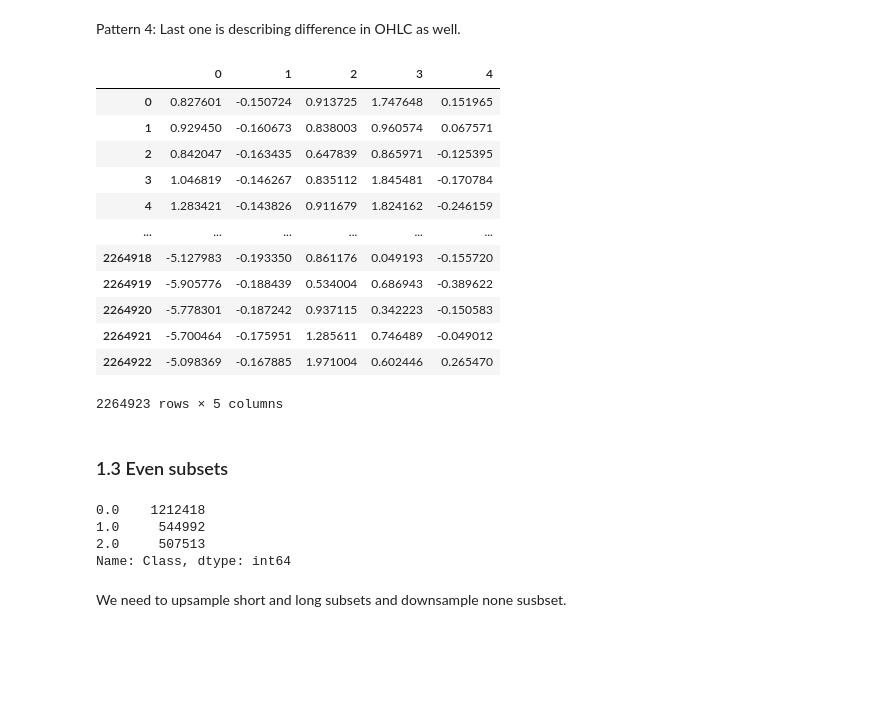
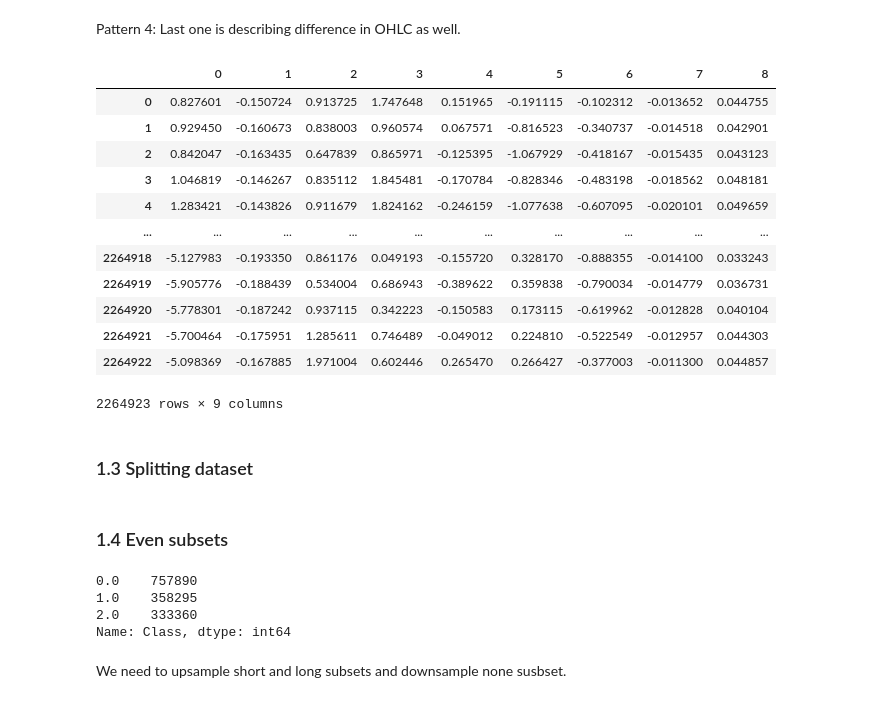
Before and after one commit to velblu/ML-datasets, a Jupyter notebook: jpx_prediction.ipynb, the cells around one changed output. Cells and saved outputs as stored; diff of their text form; code cells hidden in the pictures; blank space fills up the shorter version.

```diff
--- a/jpx_prediction.ipynb
+++ b/jpx_prediction.ipynb
@@ -1830,7 +1828,7 @@ ed_series = test_data.pop(item='ExpectedDividendInfo')
 # %%
 # write down column names
-test_data_cols = test_data.columns
-test_data_cols
+data_cols = data.columns
+data_cols
 # %% [output]
 Index(['AdjustmentFactor', 'Open_SMA10', 'High_SMA10', 'Low_SMA10',
        'Close_SMA10', 'Open_SMA30', 'High_SMA30', 'Low_SMA30', 'Close_SMA30',
@@ -1848,8 +1846,8 @@ Index(['AdjustmentFactor', 'Open_SMA10', 'High_SMA10', 'Low_SMA10',
 # %%
 # scaling
 test_transformer = StandardScaler()
-test_data = test_transformer.fit_transform(X=test_data)
-test_data
+data = test_transformer.fit_transform(X=data)
+data
 # %% [output]
 array([[-0.00758225,  0.37233283,  0.19534678, ..., -0.02561132,
         -0.71648735, -0.0701454 ],
@@ -1866,10 +1864,10 @@ array([[-0.00758225,  0.37233283,  0.19534678, ..., -0.02561132,
         -0.01232041, -0.0701454 ]])
 # %%
 # but I have to cast it on DataFrame .. and column names are gone :/
-test_data = pd.DataFrame(test_data, columns=test_data_cols)
-test_data = test_data.join(sf_series)
-test_data = test_data.join(ed_series)
-test_data.head()
+data = pd.DataFrame(data, columns=data_cols)
+data = data.join(sf_series)
+data = data.join(ed_series)
+data.head()
 # I think I will build my own scaler ..
 # %% [output]
 |  | AdjustmentFactor | Open_SMA10 | High_SMA10 | Low_SMA10 | Close_SMA10 | Open_SMA30 | High_SMA30 | Low_SMA30 | ... |
@@ -1885,7 +1883,7 @@ Performing PCA to compute principal components and change basis of data.
 # %%
 # PCA
 pca = PCA(n_components=None )
-pca.fit(test_data)
+pca.fit(data)
 
 # Variance ratio..
 pca.explained_variance_ratio_
@@ -1972,20 +1970,22 @@ plt.bar(test_data.columns, pca.components_[4, :], label='Pattern 4', alpha=0.5)
 Pattern 4: Last one is describing difference in OHLC as well.
 # %%
 # I will take first five patterns into cosideration
-test_data = pca.transform(test_data)[:, :5]
-pd.DataFrame(test_data)
+data = pca.transform(data)[:, :9]
+pd.DataFrame(data)
 # i will create a wrapper for PCA
 # %% [output]
-|  | 0 | 1 | 2 | 3 | 4 |
-| 0 | 0.827601 | -0.150724 | 0.913725 | 1.747648 | 0.151965 |
-| 1 | 0.929450 | -0.160673 | 0.838003 | 0.960574 | 0.067571 |
-| 2 | 0.842047 | -0.163435 | 0.647839 | 0.865971 | -0.125395 |
-| 3 | 1.046819 | -0.146267 | 0.835112 | 1.845481 | -0.170784 |
-| 4 | 1.283421 | -0.143826 | 0.911679 | 1.824162 | -0.246159 |
-| ... | ... | ... | ... | ... | ... |
-| 2264918 | -5.127983 | -0.193350 | 0.861176 | 0.049193 | -0.155720 |
-| 2264919 | -5.905776 | -0.188439 | 0.534004 | 0.686943 | -0.389622 |
-| 2264920 | -5.778301 | -0.187242 | 0.937115 | 0.342223 | -0.150583 |
-| 2264921 | -5.700464 | -0.175951 | 1.285611 | 0.746489 | -0.049012 |
-| 2264922 | -5.098369 | -0.167885 | 1.971004 | 0.602446 | 0.265470 |
+|  | 0 | 1 | 2 | 3 | 4 | 5 | 6 | 7 | 8 |
+| 0 | 0.827601 | -0.150724 | 0.913725 | 1.747648 | 0.151965 | -0.191115 | -0.102312 | -0.013652 | 0.044755 |
+| 1 | 0.929450 | -0.160673 | 0.838003 | 0.960574 | 0.067571 | -0.816523 | -0.340737 | -0.014518 | 0.042901 |
+| 2 | 0.842047 | -0.163435 | 0.647839 | 0.865971 | -0.125395 | -1.067929 | -0.418167 | -0.015435 | 0.043123 |
+| 3 | 1.046819 | -0.146267 | 0.835112 | 1.845481 | -0.170784 | -0.828346 | -0.483198 | -0.018562 | 0.048181 |
+| 4 | 1.283421 | -0.143826 | 0.911679 | 1.824162 | -0.246159 | -1.077638 | -0.607095 | -0.020101 | 0.049659 |
+| ... | ... | ... | ... | ... | ... | ... | ... | ... | ... |
+| 2264918 | -5.127983 | -0.193350 | 0.861176 | 0.049193 | -0.155720 | 0.328170 | -0.888355 | -0.014100 | 0.033243 |
+| 2264919 | -5.905776 | -0.188439 | 0.534004 | 0.686943 | -0.389622 | 0.359838 | -0.790034 | -0.014779 | 0.036731 |
+| 2264920 | -5.778301 | -0.187242 | 0.937115 | 0.342223 | -0.150583 | 0.173115 | -0.619962 | -0.012828 | 0.040104 |
+| 2264921 | -5.700464 | -0.175951 | 1.285611 | 0.746489 | -0.049012 | 0.224810 | -0.522549 | -0.012957 | 0.044303 |
+| 2264922 | -5.098369 | -0.167885 | 1.971004 | 0.602446 | 0.265470 | 0.266427 | -0.377003 | -0.011300 | 0.044857 |
-2264923 rows × 5 columns
+2264923 rows × 9 columns
+# %% [markdown]
+### 1.3 Splitting dataset
@@ -1992,4 +1999,4 @@ pd.DataFrame(test_data)
 # %% [markdown]
-### 1.3 Even subsets
+### 1.4 Even subsets
 # %%
 # merge X and y
@@ -1997,10 +2004,10 @@ test_data = pd.DataFrame(test_data).join(y_test_data)
 # %%
 # Let's check size of subsets
-test_data['Class'].value_counts()
+X_train['Class'].value_counts()
 # %% [output]
-0.0    1212418
-1.0     544992
-2.0     507513
+0.0    757890
+1.0    358295
+2.0    333360
 Name: Class, dtype: int64
 # %% [markdown]
 We need to upsample short and long subsets and downsample none susbset.
```
Also changed, not shown: parts of 30 cells of this notebook.
